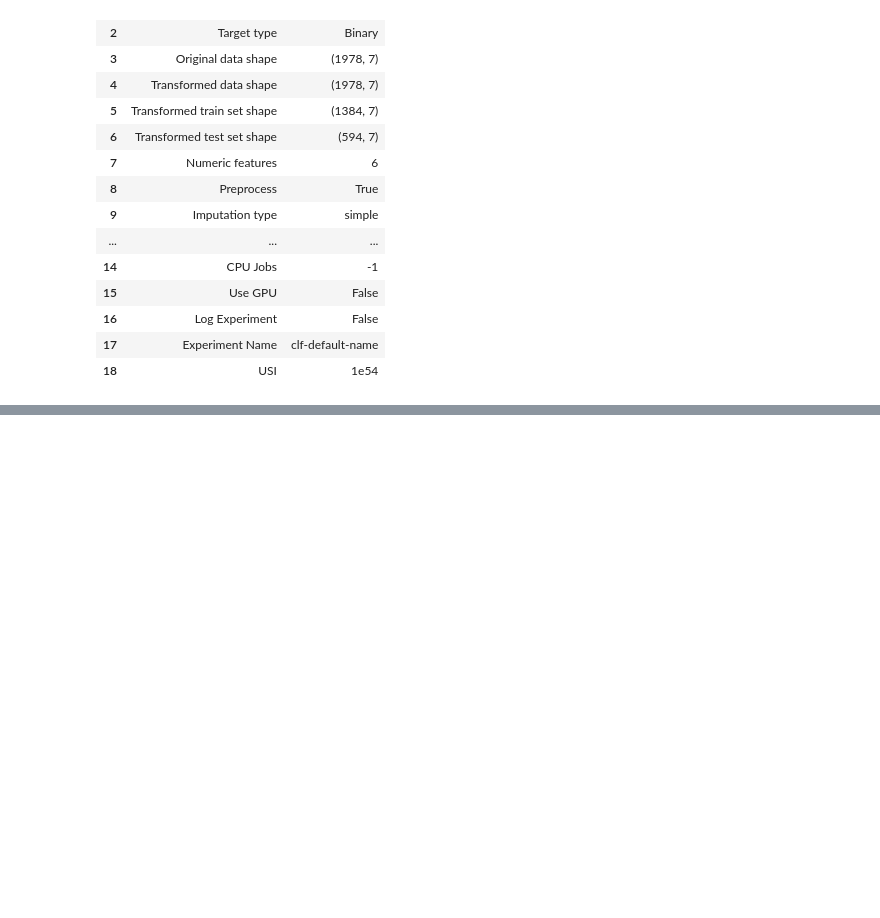
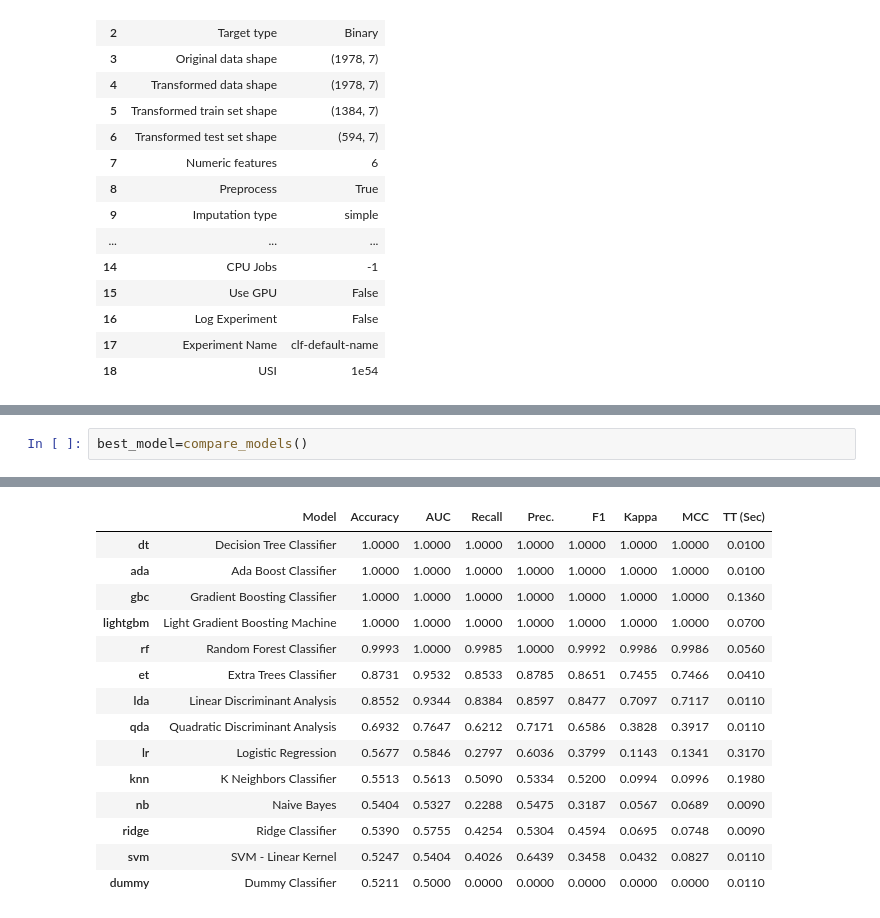
Before and after one commit to Smaran1832/Altcoin-Price-Prediction, a Jupyter notebook: New_Experiments/Experiment_sets/Binance/Binance_experiments.ipynb, the cells around one changed output, grey strips where cells are left out. Saved outputs shown, nothing was run; the diff lists cells and outputs as text; blank space fills up the shorter version.

```diff
--- a/New_Experiments/Experiment_sets/Binance/Binance_experiments.ipynb
+++ b/New_Experiments/Experiment_sets/Binance/Binance_experiments.ipynb
@@ -781,0 +1006,3 @@ best_model=compare_models()
+# %%
+best_model=compare_models()
+# %% [output]
@@ -781,0 +1010,15 @@ best_model=compare_models()
+|  | Model | Accuracy | AUC | Recall | Prec. | F1 | Kappa | MCC | TT (Sec) |
+| dt | Decision Tree Classifier | 1.0000 | 1.0000 | 1.0000 | 1.0000 | 1.0000 | 1.0000 | 1.0000 | 0.0100 |
+| ada | Ada Boost Classifier | 1.0000 | 1.0000 | 1.0000 | 1.0000 | 1.0000 | 1.0000 | 1.0000 | 0.0100 |
+| gbc | Gradient Boosting Classifier | 1.0000 | 1.0000 | 1.0000 | 1.0000 | 1.0000 | 1.0000 | 1.0000 | 0.1360 |
+| lightgbm | Light Gradient Boosting Machine | 1.0000 | 1.0000 | 1.0000 | 1.0000 | 1.0000 | 1.0000 | 1.0000 | 0.0700 |
+| rf | Random Forest Classifier | 0.9993 | 1.0000 | 0.9985 | 1.0000 | 0.9992 | 0.9986 | 0.9986 | 0.0560 |
+| et | Extra Trees Classifier | 0.8731 | 0.9532 | 0.8533 | 0.8785 | 0.8651 | 0.7455 | 0.7466 | 0.0410 |
+| lda | Linear Discriminant Analysis | 0.8552 | 0.9344 | 0.8384 | 0.8597 | 0.8477 | 0.7097 | 0.7117 | 0.0110 |
+| qda | Quadratic Discriminant Analysis | 0.6932 | 0.7647 | 0.6212 | 0.7171 | 0.6586 | 0.3828 | 0.3917 | 0.0110 |
+| lr | Logistic Regression | 0.5677 | 0.5846 | 0.2797 | 0.6036 | 0.3799 | 0.1143 | 0.1341 | 0.3170 |
+| knn | K Neighbors Classifier | 0.5513 | 0.5613 | 0.5090 | 0.5334 | 0.5200 | 0.0994 | 0.0996 | 0.1980 |
+| nb | Naive Bayes | 0.5404 | 0.5327 | 0.2288 | 0.5475 | 0.3187 | 0.0567 | 0.0689 | 0.0090 |
+| ridge | Ridge Classifier | 0.5390 | 0.5755 | 0.4254 | 0.5304 | 0.4594 | 0.0695 | 0.0748 | 0.0090 |
+| svm | SVM - Linear Kernel | 0.5247 | 0.5404 | 0.4026 | 0.6439 | 0.3458 | 0.0432 | 0.0827 | 0.0110 |
+| dummy | Dummy Classifier | 0.5211 | 0.5000 | 0.0000 | 0.0000 | 0.0000 | 0.0000 | 0.0000 | 0.0110 |
```
Also changed, not shown: parts of 23 cells of this notebook, 7 other files.
